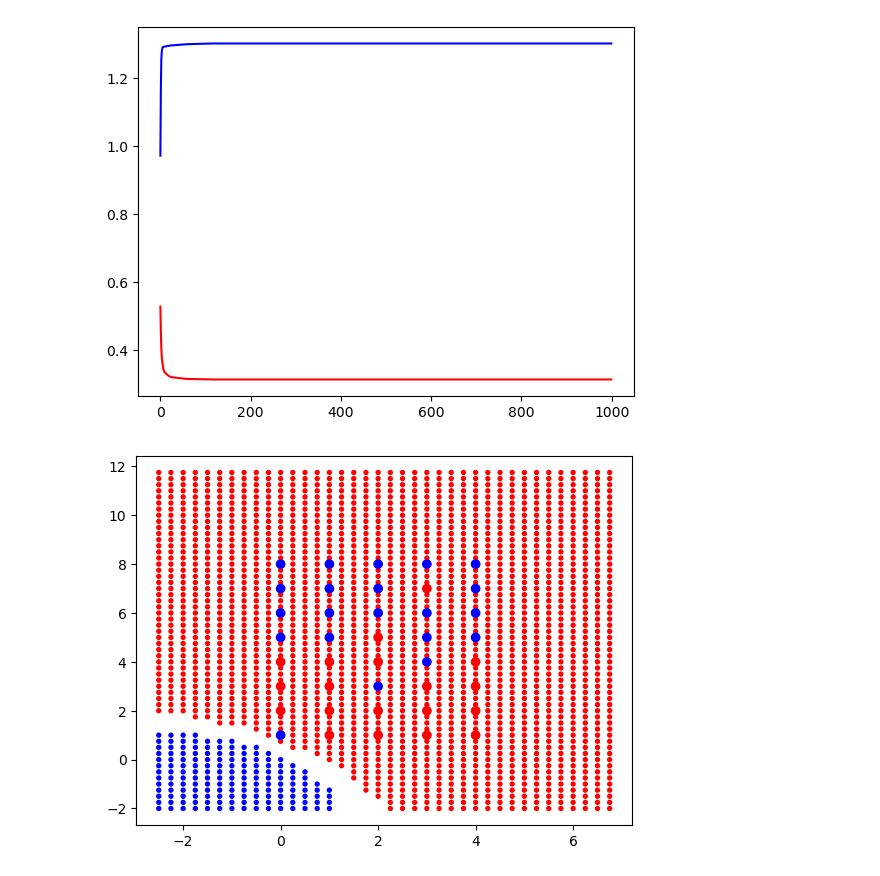
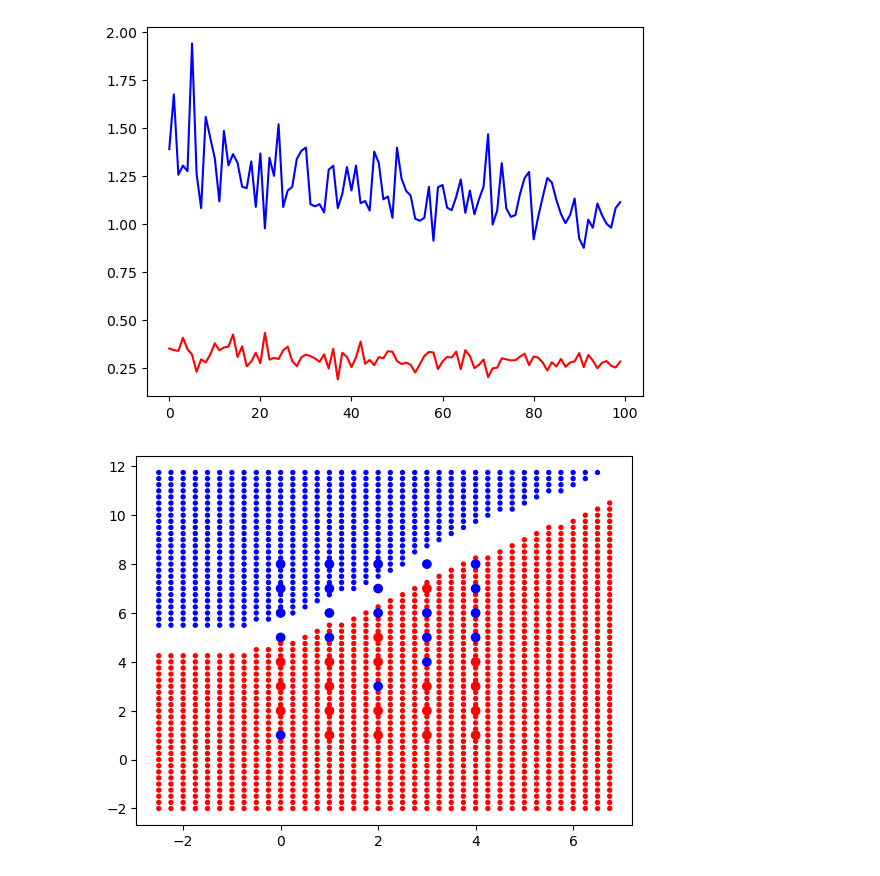
Before and after one commit to PatatoBy/SEAI, a Jupyter notebook: non_standard_scaled_gradient.ipynb, the cells around one changed output. Drawn from its saved outputs; the diff is of its cells as text; code cells hidden in the pictures.

```diff
--- a/non_standard_scaled_gradient.ipynb
+++ b/non_standard_scaled_gradient.ipynb
@@ -35,7 +35,8 @@ class NonStandard(nn.Module):
         self.W2 = torch.nn.Linear(hidden_size, output_size)
 
         self.optimizer = torch.optim.SGD(self.parameters(), lr = self.lr)
-
+        N = 2
+        self.a = [1/N for i in range(N)]
 # --------------------------------------------
 
     def forward(self, x):
@@ -50,6 +51,7 @@ class NonStandard(nn.Module):
     def train(self, dl):
         class_1 = 1
         class_0 = 0
+
         for x,y in dl:
             y_pred_1 = self(x[y == class_1])
             y_target_1 = y.unsqueeze(1)[y.unsqueeze(1) == class_1]
@@ -66,11 +68,11 @@ class NonStandard(nn.Module):
             # Vedo quanto sarebbe il gradiente di L1 ora
             y_pred_1 = self(x[y == class_1])
             y_target_1 = y.unsqueeze(1)[y.unsqueeze(1) == class_1]
-            y_pred_1[y_pred_1 >= 0.99] = 1
+            # y_pred_1[y_pred_1 >= 0.99] = 1
 
             y_pred_2 = self(x[y == class_0])
             y_target_2 = y.unsqueeze(1)[y.unsqueeze(1) == class_0]
-            y_pred_2[y_pred_2 >= 0.99] = 1
+            # y_pred_2[y_pred_2 >= 0.99] = 1
 
             eL1 = self.loss(y_pred_1.view(-1), y_target_1)
 
@@ -107,48 +109,53 @@ class NonStandard(nn.Module):
         return eL1.detach().numpy(), eL2.detach().numpy()
 
     def _scale(self, L1, L2):
+
         scale = torch.zeros_like(L1)
 
         for i in range(L1.shape[0]):
             L1_val = L1[i].norm()
             L2_val = L2[i].norm()
 
-            if L1_val > 1:
+            alpha = 1
+            beta = 1
+            gamma = L1_val
+
+            if L1_val > alpha:
                 # Se il gradiente su L1 e' maggiore di uno, praticamente ignoro il gradiente di L2
-                scale_factor = 1 / L1_val
+                scale_factor = 1 / gamma
             else:
                 # Se il gradiente di L1 e' minore di uno, controllo il gradiente di L2
-                if L2_val < 1:
+                if L2_val > beta and L2_val < L1_val:
                     # Se il gradiente di L2 e' minore di uno, il confine e' stato tracciato, non addestro su L2
-                    scale_factor = 0
+                    scale_factor = gamma
                 else:
                     # L2 non e' ancora vicino al confine, posso dargli due bottarelle
-                    scale_factor = L1_val
+                    scale_factor = 0
 
             scale[i] = L2[i] * scale_factor
 
         return scale
 # %%
-torch.manual_seed(66)
-modello = NonStandard(2,1,512)
-ds = Dataset(40)
+torch.manual_seed(1306)
+modello = NonStandard(2, 1, 512)
+ds = Dataset(8)
 dl = ds.get_dataloader()
 # %%
 e = 1
 err1 = []
 err2 = []
 
 # while e > 1e-4:
-for i in tqdm(range(1000)):
+for i in tqdm(range(100)):
     e1, e2 = modello.train(dl) # Dentro dl ci deveno essere solo y == 1, ed usiamo BCEWithLogitsLoss
     err1.append(e1)
     err2.append(e2)
 
 plt.plot([x for x in range(len(err1))], err1, label = "Loss1", c = 'red')
 plt.plot([x for x in range(len(err2))], err2, label = "Loss2", c = 'blue')
 plt.show()
 # %% [output]
-[figure, old version]
+[figure, new version]
 # %%
 #PLOT FASE 2
 dataset = ds.dataset
@@ -165,4 +172,4 @@ with torch.no_grad():
 # BLUE -> y == 0 [PUO ENTRARE]
 # WHITE -> indecisione
 # %% [output]
-[figure, old version]
+[figure, new version]
```
Also changed, not shown: 3 other files.
